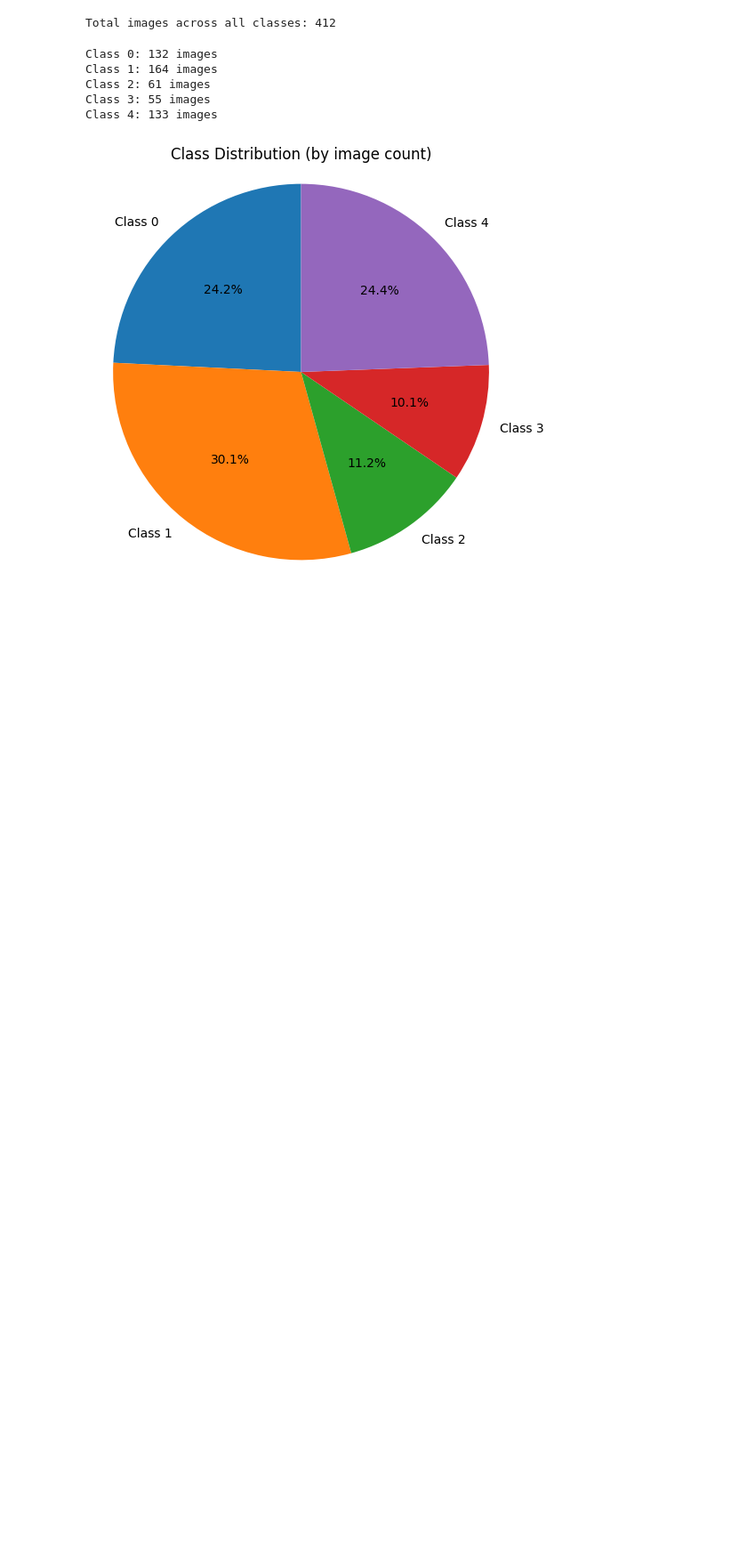
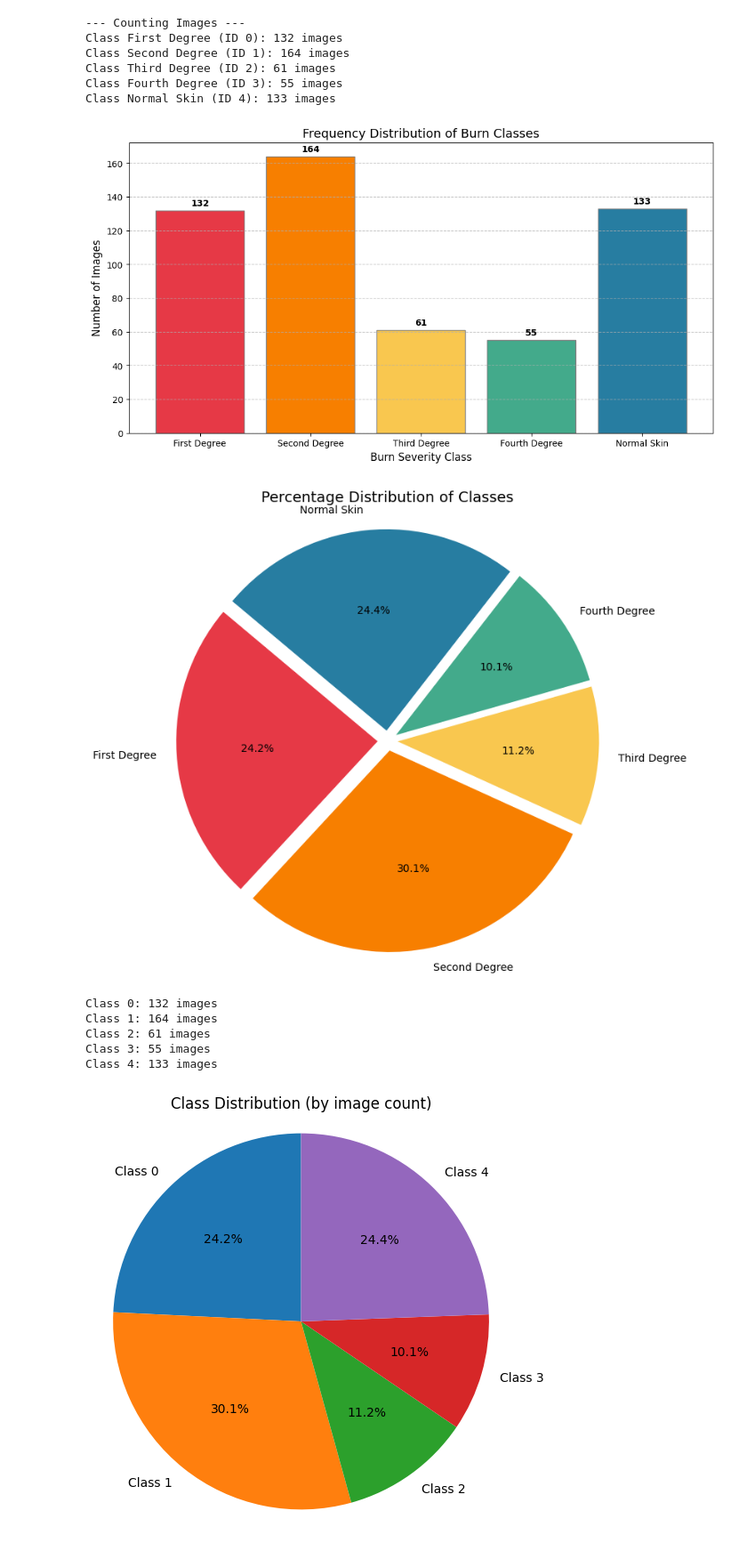
Before and after one commit to ksandeleon/automated-thermal-burn-severity-classifyer, a Jupyter notebook: real-train/eda.ipynb, the cells around one changed output. Shown at 89% size. Drawn from its saved outputs; the diff is of its cells as text; code cells hidden in the pictures; blank space fills up the shorter version.

Commit message:
expand eda with class distribution

```diff
--- a/real-train/eda.ipynb
+++ b/real-train/eda.ipynb
@@ -1,8 +1,78 @@
 # %%
-total_images = sum(class_counts.values())
-print(f"Total images across all classes: {total_images}")
+import os
+import matplotlib.pyplot as plt
+
+# --- CONFIGURATION ---
+train_dir = r'../real-dataset/compiled/'
+class_counts = {}
+
+# Define descriptive labels
+class_labels = {
+    '0': 'First Degree',
+    '1': 'Second Degree',
+    '2': 'Third Degree',
+    '3': 'Fourth Degree',
+    '4': 'Normal Skin'
+}
+colors = ['#e63946', '#f77f00', '#f9c74f', '#43aa8b', '#277da1']
+
+# --- 1. DATA COLLECTION (Moved to the start) ---
+print("--- Counting Images ---")
+for class_id in ['0', '1', '2', '3', '4']:
+    class_path = os.path.join(train_dir, class_id)
+    if os.path.isdir(class_path):
+        # Count only files ending with image extensions
+        num_images = len([
+            f for f in os.listdir(class_path)
+            if f.lower().endswith(('.jpg', '.jpeg', '.png'))
+        ])
+        class_counts[class_id] = num_images
+        print(f"Class {class_labels[class_id]} (ID {class_id}): {num_images} images")
+    else:
+        print(f"Warning: Directory not found for Class ID {class_id}: {class_path}")
+
+# --- 2. DATA PREPARATION ---
+labels = [class_labels[k] for k in class_counts.keys()]
+counts = list(class_counts.values())
+
+# --- 3. BAR GRAPH ---
+plt.figure(figsize=(12, 6))
+bars = plt.bar(labels, counts, color=colors, edgecolor='grey')
+
+# Add numbers on top of bars
+for bar in bars:
+    height = bar.get_height()
+    # Check if height is not 0 to avoid showing '0' with a small offset
+    if height > 0:
+        plt.text(bar.get_x() + bar.get_width()/2., height + max(counts) * 0.01, # Dynamic offset
+                 f'{height}',
+                 ha='center', va='bottom', fontweight='bold')
+
+plt.title('Frequency Distribution of Burn Classes', fontsize=14)
+plt.xlabel('Burn Severity Class', fontsize=12)
+plt.ylabel('Number of Images', fontsize=12)
+plt.grid(axis='y', linestyle='--', alpha=0.7)
+plt.show()
+
+# --- 4. PIE CHART ---
+plt.figure(figsize=(10, 8))
+# Explode all slices slightly for better visual separation
+explode_data = [0.05] * len(counts)
+
+plt.pie(counts, labels=labels, autopct='%1.1f%%', startangle=140,
+        colors=colors, explode=explode_data)
+plt.title('Percentage Distribution of Classes', fontsize=14)
+plt.axis('equal') # Ensures the pie chart is circular
+plt.show()
 # %% [output]
-Total images across all classes: 412
+--- Counting Images ---
+Class First Degree (ID 0): 132 images
+Class Second Degree (ID 1): 164 images
+Class Third Degree (ID 2): 61 images
+Class Fourth Degree (ID 3): 55 images
+Class Normal Skin (ID 4): 133 images
+[figure, added]
+[figure, added]
 # %%
 import os
 import matplotlib.pyplot as plt
```
Also changed, not shown: parts of 1 cell of this notebook, 1 other file.
